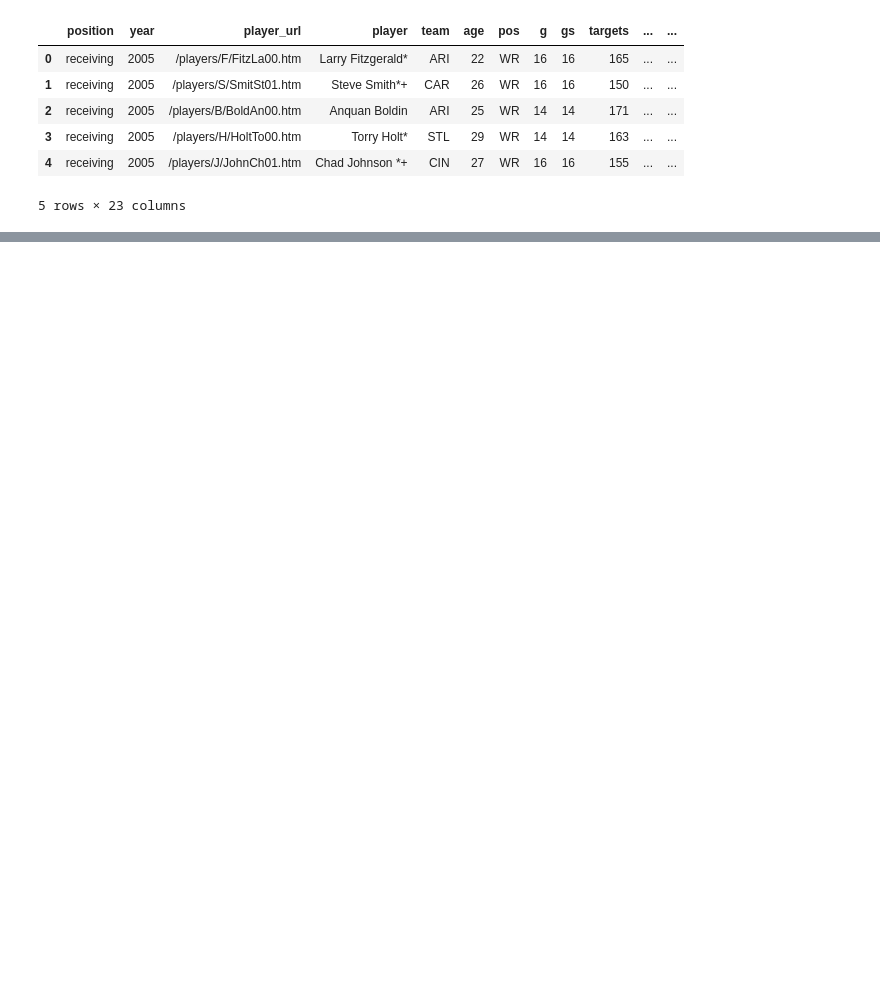
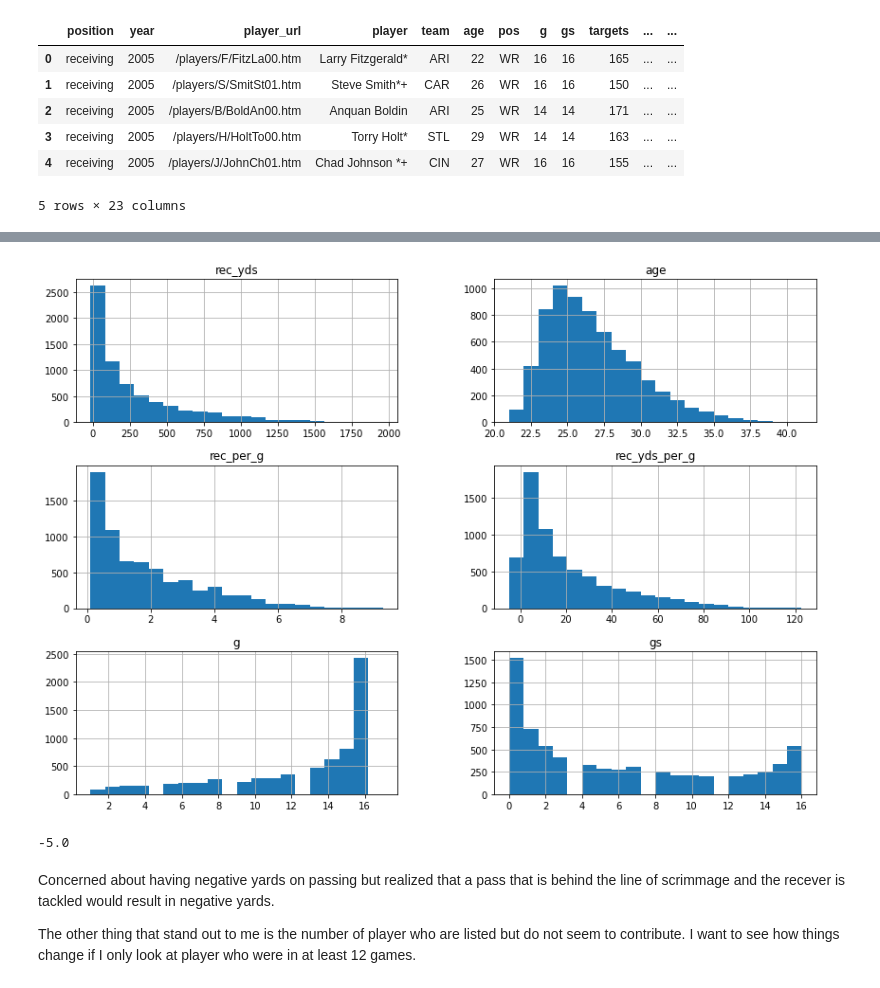
Before and after one commit to ruppdj/capstone_1_example, a Jupyter notebook: EDA.ipynb, the cells around one changed output, grey strips where cells are left out. Drawn from its saved outputs; the diff is of its cells as text; code cells hidden in the pictures; blank space fills up the shorter version.

```diff
--- a/EDA.ipynb
+++ b/EDA.ipynb
@@ -11,5 +12,5 @@ clean_player = db['clean_player_rm_1']
 # %%
-df = pd.DataFrame(list(clean_player.find({},{'_id':0})))
+df = pd.DataFrame(list(clean_player.find({'position':'receiving'},{'_id':0})))
 # %%
 df.head()
 # %% [output]
@@ -42,0 +58,9 @@ memory usage: 229.6+ KB
+# %%
+def height_to_float(x):
+    feet, inch = x.split('-')
+    return int(feet)+(int(inch)/12)
+
+
+df['height_float'] = df.heigh.apply(height_to_float)
+
+df.head()
@@ -42,0 +77,2 @@ memory usage: 229.6+ KB
+# %%
+df['catch_pct'] = df.catch_pct.apply(lambda x: x.replace('%',''))
@@ -42,0 +140,5 @@ memory usage: 229.6+ KB
+# %%
+df = df.astype({'age':'int', 'g':'float','gs':'float', 'rec':'float', 'catch_pct':'float',
+           'rec_yds':'float', 'rec_yds_per_rec':'float',
+           'rec_td':'float', 'rec_first_down':'float', 'rec_long':'float',
+           'rec_per_g':'float', 'rec_yds_per_g':'float'})
@@ -42,0 +165,12 @@ memory usage: 229.6+ KB
+# %%
+df[['rec_yds', 'age','rec_per_g', 'rec_yds_per_g', 'g', 'gs']].hist(bins = 20, figsize=(14,10));
+# %% [output]
+[figure, added]
+# %%
+df.rec_yds_per_g.min()
+# %% [output]
+-5.0
+# %% [markdown]
+Concerned about having negative yards on passing but realized that a pass that is behind the line of scrimmage and the recever is tackled would result in negative yards.
+
+The other thing that stand out to me is the number of player who are listed but do not seem to contribute. I want to see how things change if I only look at player who were in at least 12 games.
```
Also changed, not shown: parts of 54 cells of this notebook.
